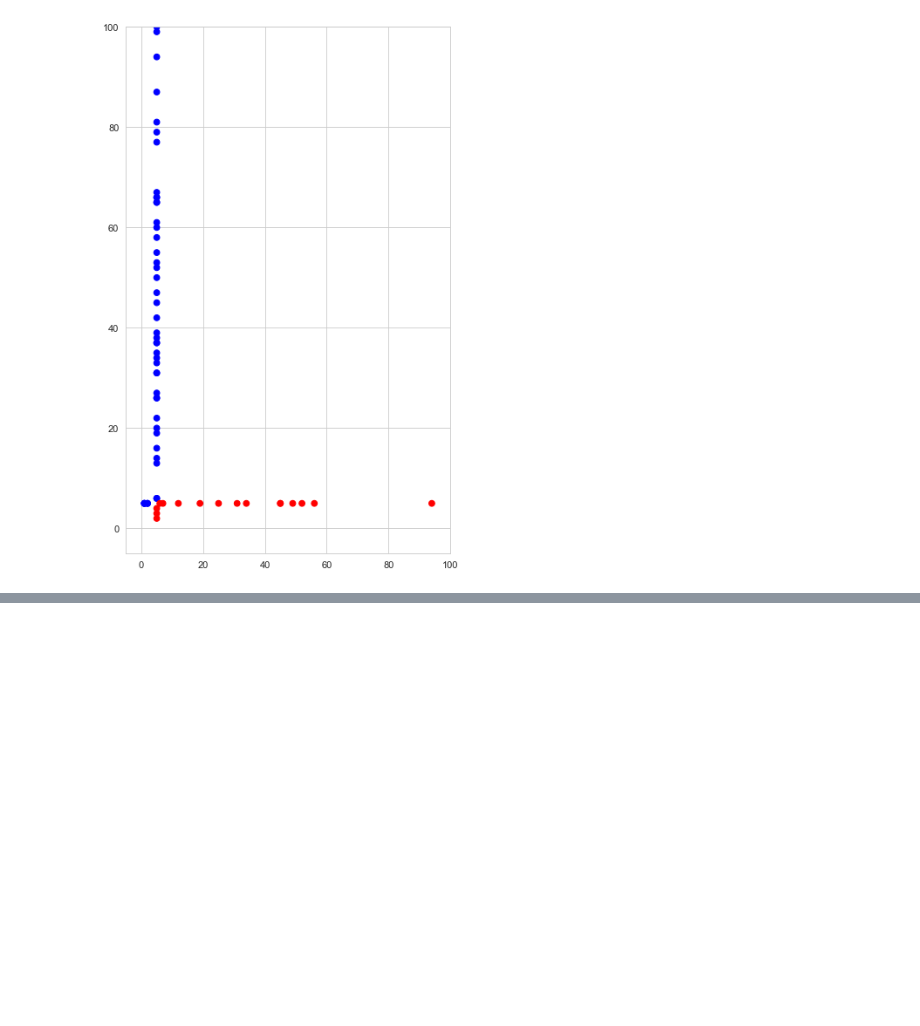
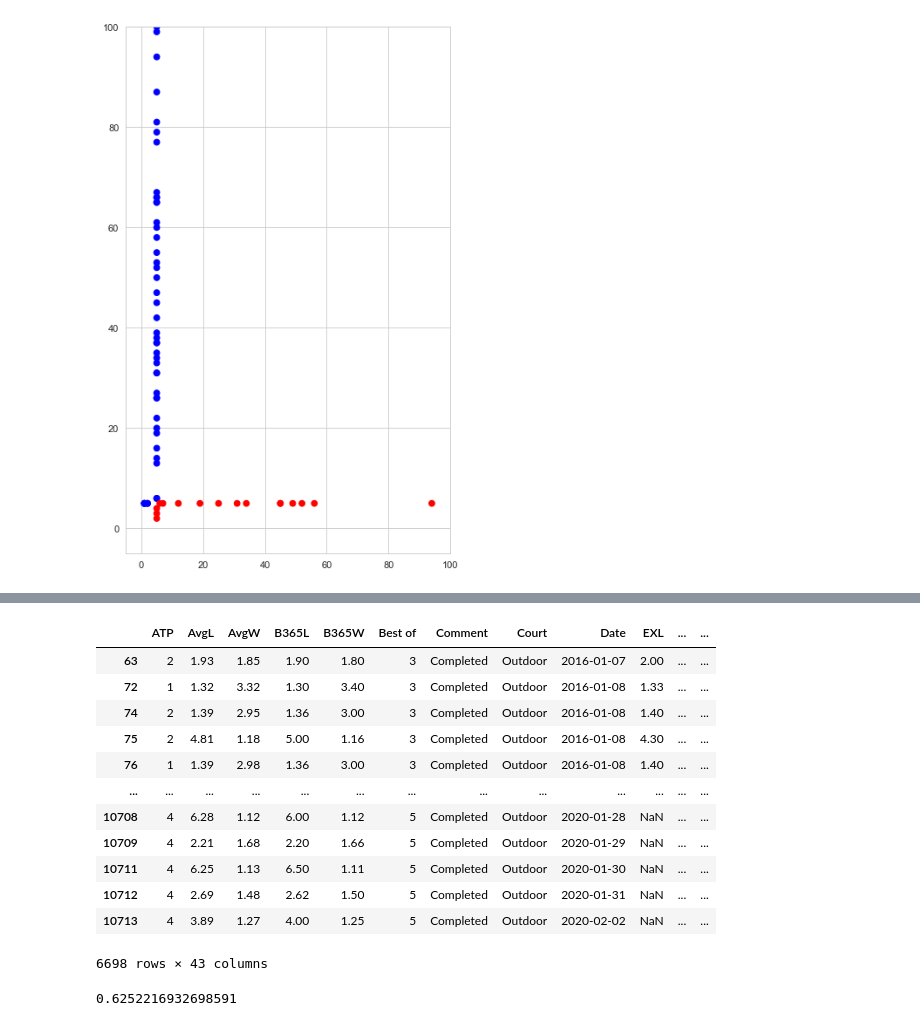
Before and after one commit to zniffur/tennis, a Jupyter notebook: tennis1.ipynb, the cells around one changed output, grey strips where cells are left out. Saved outputs shown, nothing was run; the diff lists cells and outputs as text; code cells hidden in the pictures; blank space fills up the shorter version.

```diff
--- a/tennis1.ipynb
+++ b/tennis1.ipynb
@@ -96,0 +101,2 @@ tmpdf
+# %%
+l = [pd.read_excel(filename,encoding='latin-1') for filename in filenames]
@@ -96,0 +127,34 @@ tmpdf
+# %%
+data = pd.read_csv('datasets/data.csv')
+# %%
+def compute_elo_rankings(data):
+    """
+    Given the list on matches in chronological order, for each match, computes
+    the elo ranking of the 2 players at the beginning of the match
+
+    """
+    print("Elo rankings computing...")
+    players=list(pd.Series(list(data.Winner)+list(data.Loser)).value_counts().index)
+    elo=pd.Series(np.ones(len(players))*1500,index=players)
+    ranking_elo=[(1500,1500)]
+    for i in range(1,len(data)):
+        w=data.iloc[i-1,:].Winner
+        l=data.iloc[i-1,:].Loser
+        elow=elo[w]
+        elol=elo[l]
+        pwin=1 / (1 + 10 ** ((elol - elow) / 400))
+        K_win=32
+        K_los=32
+        new_elow=elow+K_win*(1-pwin)
+        new_elol=elol-K_los*(1-pwin)
+        elo[w]=new_elow
+        elo[l]=new_elol
+        ranking_elo.append((elo[data.iloc[i,:].Winner],elo[data.iloc[i,:].Loser]))
+        if i%5000==0:
+            print(str(i)+" matches computed...")
+    ranking_elo=pd.DataFrame(ranking_elo,columns=["elo_winner","elo_loser"])
+    ranking_elo["proba_elo"]=1 / (1 + 10 ** ((ranking_elo["elo_loser"] - ranking_elo["elo_winner"]) / 400))
+    return ranking_elo
+# %%
+elo_rankings = compute_elo_rankings(data)
+data = pd.concat([data,elo_rankings],1)
@@ -96,0 +175,20 @@ tmpdf
+# %%
+data[data.elo_winner > data.elo_loser]
+# %% [output]
+|  | ATP | AvgL | AvgW | B365L | B365W | Best of | Comment | Court | Date | EXL | ... | ... |
+| 63 | 2 | 1.93 | 1.85 | 1.90 | 1.80 | 3 | Completed | Outdoor | 2016-01-07 | 2.00 | ... | ... |
+| 72 | 1 | 1.32 | 3.32 | 1.30 | 3.40 | 3 | Completed | Outdoor | 2016-01-08 | 1.33 | ... | ... |
+| 74 | 2 | 1.39 | 2.95 | 1.36 | 3.00 | 3 | Completed | Outdoor | 2016-01-08 | 1.40 | ... | ... |
+| 75 | 2 | 4.81 | 1.18 | 5.00 | 1.16 | 3 | Completed | Outdoor | 2016-01-08 | 4.30 | ... | ... |
+| 76 | 1 | 1.39 | 2.98 | 1.36 | 3.00 | 3 | Completed | Outdoor | 2016-01-08 | 1.40 | ... | ... |
+| ... | ... | ... | ... | ... | ... | ... | ... | ... | ... | ... | ... | ... |
+| 10708 | 4 | 6.28 | 1.12 | 6.00 | 1.12 | 5 | Completed | Outdoor | 2020-01-28 | NaN | ... | ... |
+| 10709 | 4 | 2.21 | 1.68 | 2.20 | 1.66 | 5 | Completed | Outdoor | 2020-01-29 | NaN | ... | ... |
+| 10711 | 4 | 6.25 | 1.13 | 6.50 | 1.11 | 5 | Completed | Outdoor | 2020-01-30 | NaN | ... | ... |
+| 10712 | 4 | 2.69 | 1.48 | 2.62 | 1.50 | 5 | Completed | Outdoor | 2020-01-31 | NaN | ... | ... |
+| 10713 | 4 | 3.89 | 1.27 | 4.00 | 1.25 | 5 | Completed | Outdoor | 2020-02-02 | NaN | ... | ... |
+6698 rows × 43 columns
+# %%
+6698/10713
+# %% [output]
+0.6252216932698591
```
Also changed, not shown: parts of 16 cells of this notebook, 4 other files.
